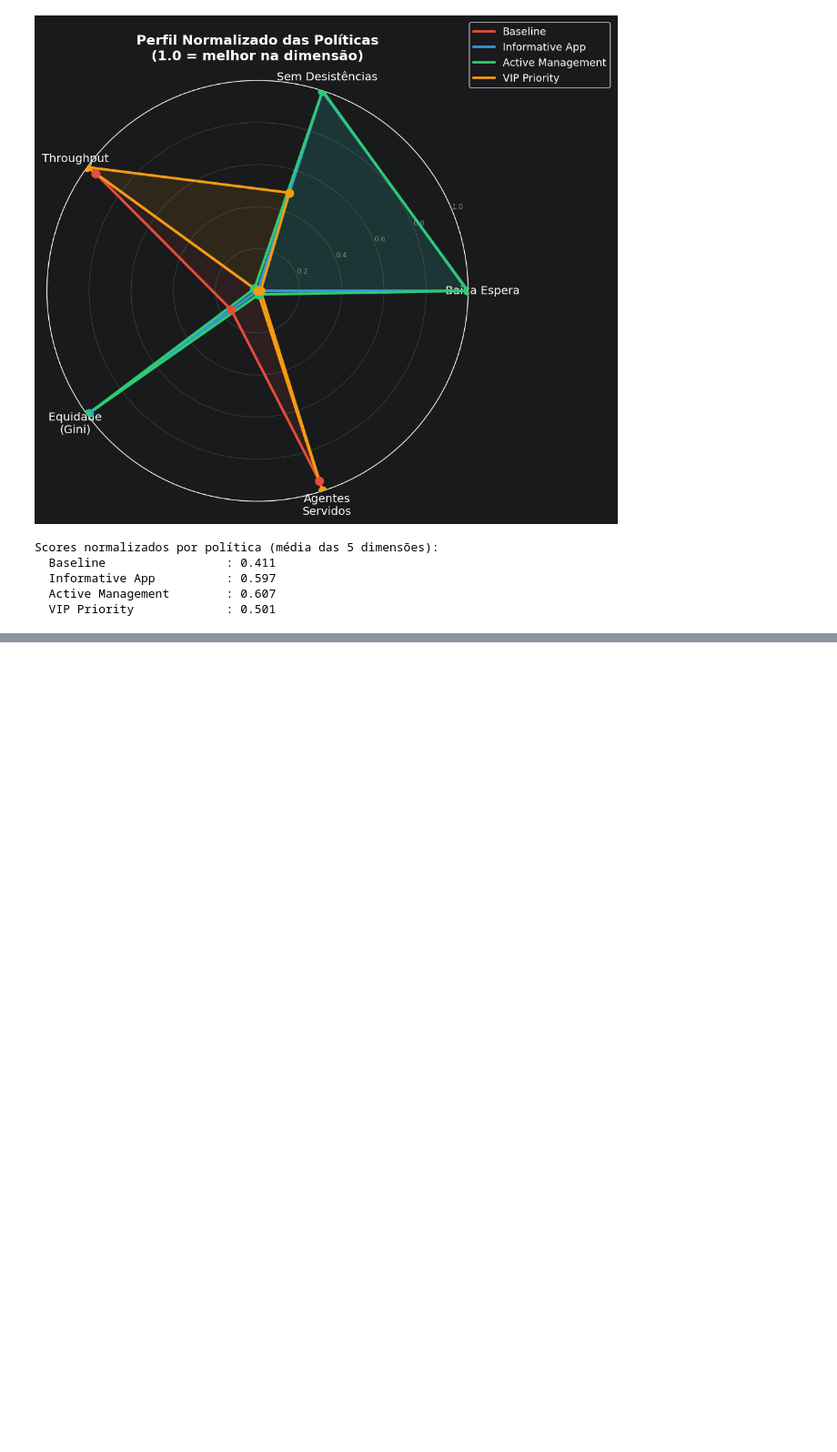
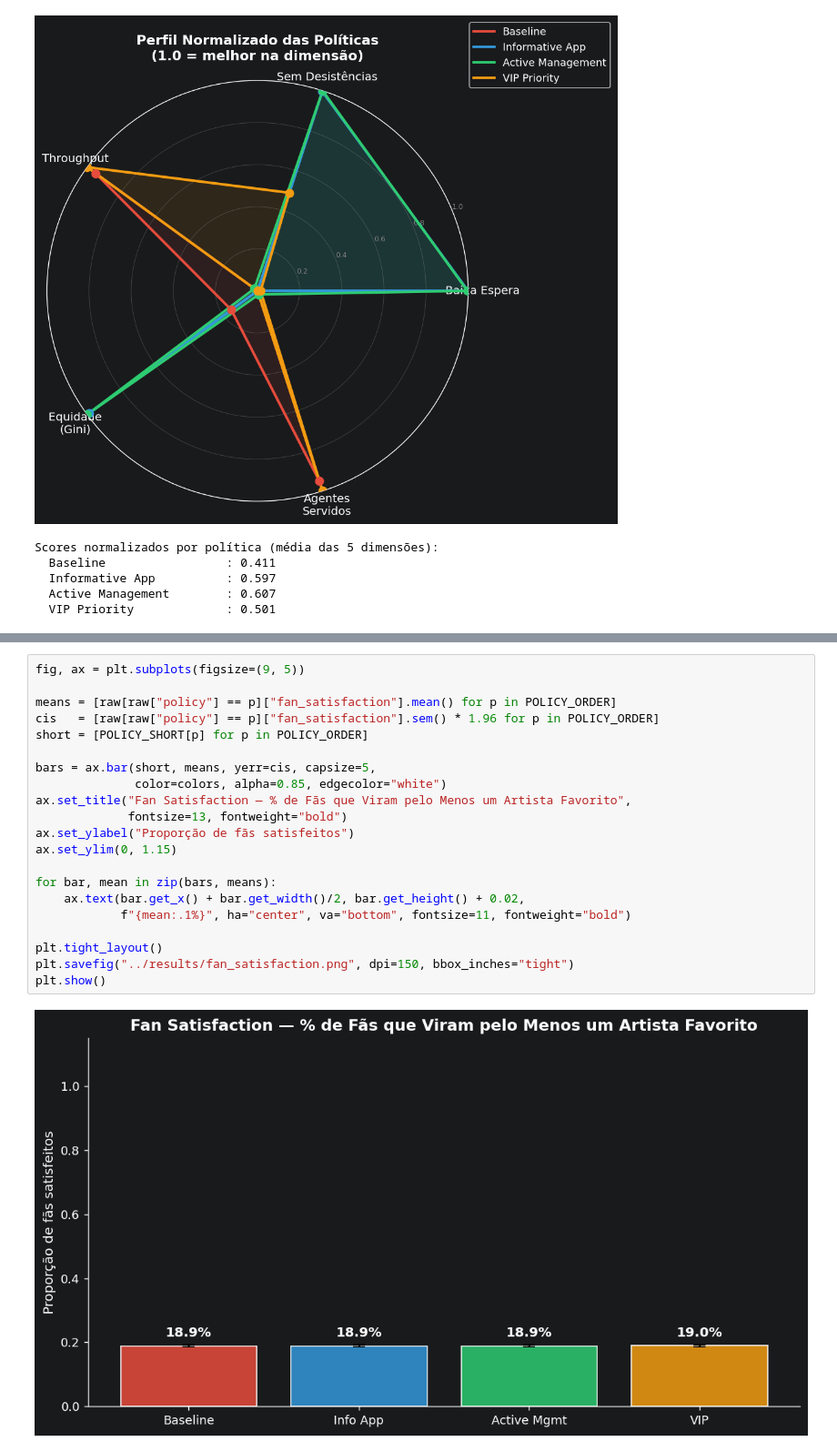
Before and after one commit to D1ana-bd/coachella-simulation, a Jupyter notebook: notebooks/01_analysis.ipynb, the cells around one changed output, grey strips where cells are left out. Shown at 91% size. Saved outputs shown, nothing was run; the diff lists cells and outputs as text; blank space fills up the shorter version.

```diff
--- a/notebooks/01_analysis.ipynb
+++ b/notebooks/01_analysis.ipynb
@@ -844,0 +904,23 @@ Scores normalizados por política (média das 5 dimensões):
+# %%
+fig, ax = plt.subplots(figsize=(9, 5))
+
+means = [raw[raw["policy"] == p]["fan_satisfaction"].mean() for p in POLICY_ORDER]
+cis   = [raw[raw["policy"] == p]["fan_satisfaction"].sem() * 1.96 for p in POLICY_ORDER]
+short = [POLICY_SHORT[p] for p in POLICY_ORDER]
+
+bars = ax.bar(short, means, yerr=cis, capsize=5,
+              color=colors, alpha=0.85, edgecolor="white")
+ax.set_title("Fan Satisfaction — % de Fãs que Viram pelo Menos um Artista Favorito",
+             fontsize=13, fontweight="bold")
+ax.set_ylabel("Proporção de fãs satisfeitos")
+ax.set_ylim(0, 1.15)
+
+for bar, mean in zip(bars, means):
+    ax.text(bar.get_x() + bar.get_width()/2, bar.get_height() + 0.02,
+            f"{mean:.1%}", ha="center", va="bottom", fontsize=11, fontweight="bold")
+
+plt.tight_layout()
+plt.savefig("../results/fan_satisfaction.png", dpi=150, bbox_inches="tight")
+plt.show()
+# %% [output]
+[figure, added]
```
Also changed, not shown: parts of 4 cells of this notebook, 3 other files.
